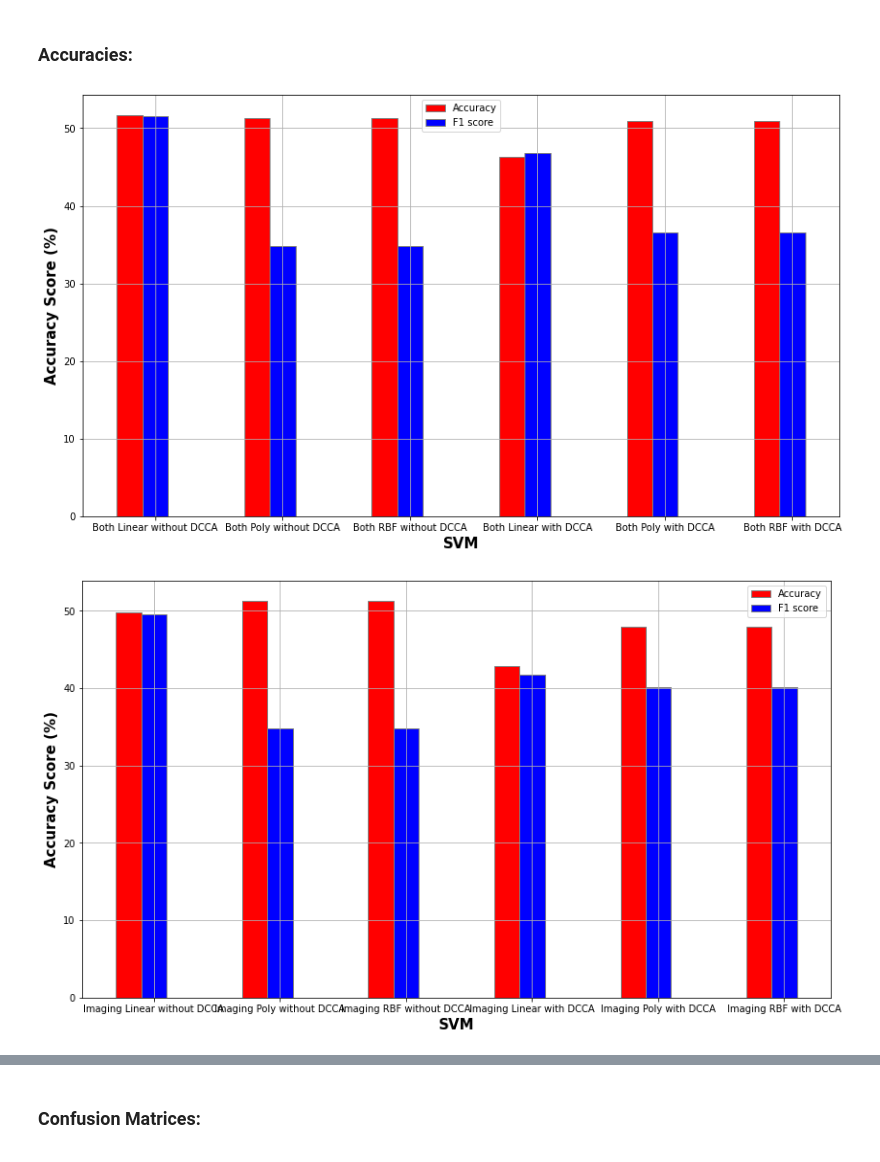
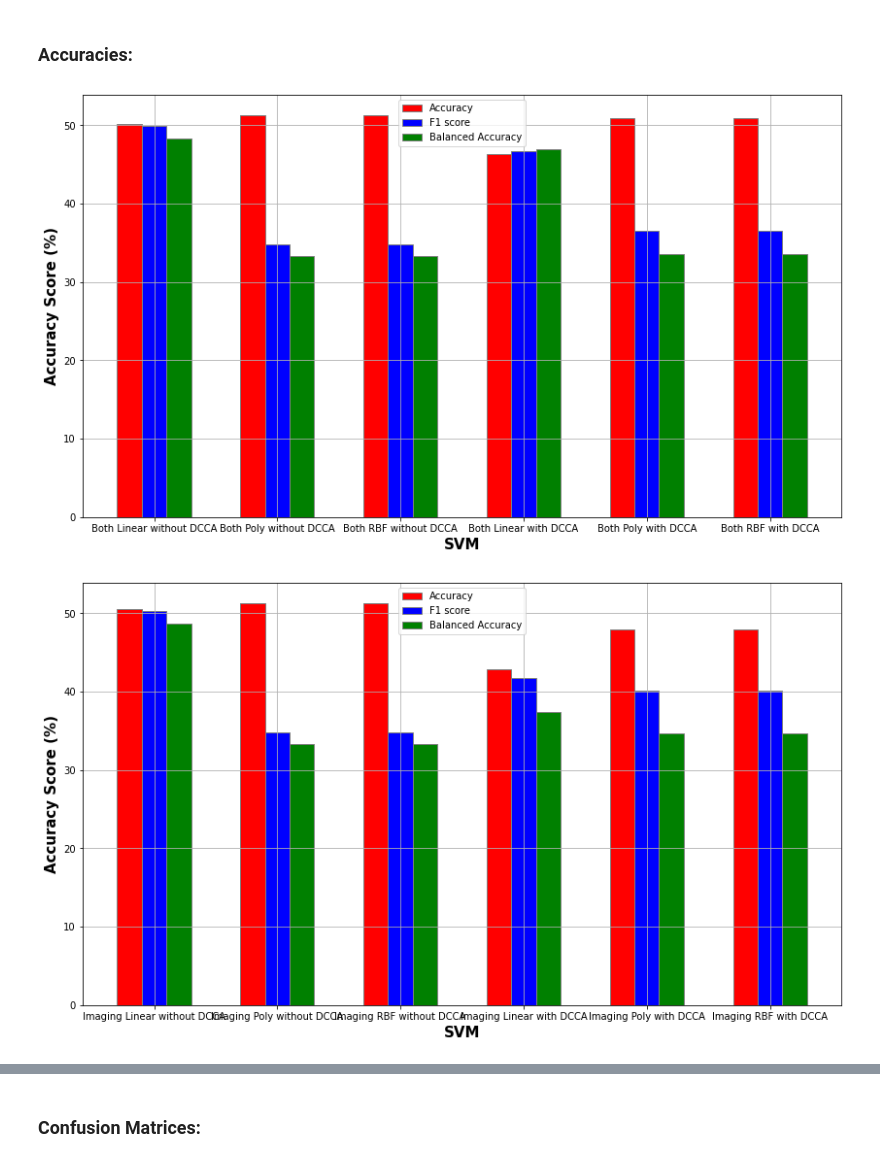
Before and after one commit to georgeaidinis/Dissertation, a Jupyter notebook: DeepCCA Model/ADNI Classification SVM DCCA-MCA.ipynb, the cells around one changed output, grey strips where cells are left out. Saved outputs shown, nothing was run; the diff lists cells and outputs as text; code cells hidden in the pictures.

```diff
--- a/DeepCCA Model/ADNI Classification SVM DCCA-MCA.ipynb
+++ b/DeepCCA Model/ADNI Classification SVM DCCA-MCA.ipynb
@@ -96,3 +95,19 @@ DCCA Data Dimensions:
 | 31 | 002_S_0619 | 002_S_0619_2006-06-01 | 2006-06-01 | 77.447945 | 0 | 1859348.250 | 2.0 | E4/E4 | ... |
 | 45 | 002_S_0729 | 002_S_0729_2006-07-17 | 2006-07-17 | 65.056164 | 1 | 1166961.750 | 1.0 | E3/E4 | ... |
 5 rows × 310 columns
+# %%
+mca_data = np.load("./DATA/MCA_Transformed_Genetic_data_10_components.pkl.npy")
+print(mca_data.shape)
+# Create a new dataset and drop the imaging and genetic data:
+c = list(lr_data.columns)
+MRI_columns = c[c.index("MUSE_Volume_4"):c.index("MUSE_Volume_207")+1]
+genetic_columns = c[c.index("rs4575098"):c.index("rs429358")+1]
+columns_to_drop = genetic_columns
+print("Before: ",lr_data.shape)
+mca = lr_data.drop(labels = columns_to_drop, axis=1)
+
+# Embed them into the new dataset:
+component_labels = ["component_"+str(x+1) for x in range(mca_data.shape[1])]
+mca[component_labels] = mca_data
+print("After: ",mca.shape)
+mca.head()
@@ -140,8 +166,8 @@ r_params = {'C': [0.00001, 0.001, 0.01, 0.1, 1, 10],
 ##############################################################################  IMAGING + GENETIC without DCCA:
 print("#################### IMAGING + GENETIC: ####################")
 # Get the values that interest us:
-X = lr_data[MRI_columns + genetic_columns]
-Y = lr_data["Diagnosis_nearest_2.0_cat"]
+X = mca[MRI_columns + component_labels]
+Y = mca["Diagnosis_nearest_2.0_cat"]
 
 # Create 3 separate kernels for experimentation (increase max_iter because of warning):
 
@@ -171,8 +197,8 @@ Balanced_Accuracies += lin_bal_acc, poly_bal_acc, rbf_bal_acc
 ##############################################################################  IMAGING ONLY without DCCA:
 print("#################### IMAGING: ####################")
 # Get the values that interest us:
-X = lr_data[MRI_columns]
-Y = lr_data["Diagnosis_nearest_2.0_cat"]
+X = mca[MRI_columns]
+Y = mca["Diagnosis_nearest_2.0_cat"]
 
 # Create 3 separate kernels for experimentation (increase max_iter because of warning):
 lin_accuracy, lin_f1, lin_cm_i, lin_bal_acc = perform_svm(X,Y, kern='linear', model=l, params=l_params)
@@ -201,8 +227,8 @@ Balanced_Accuracies += lin_bal_acc, poly_bal_acc, rbf_bal_acc
 ##############################################################################  GENETIC ONLY without DCCA:
 print("#################### GENETIC: ####################")
 # Get the values that interest us:
-X = lr_data[genetic_columns]
-Y = lr_data["Diagnosis_nearest_2.0_cat"]
+X = mca[component_labels]
+Y = mca["Diagnosis_nearest_2.0_cat"]
 
 # Create 3 separate kernels for experimentation (increase max_iter because of warning):
 lin_accuracy, lin_f1, lin_cm_g, lin_bal_acc = perform_svm(X,Y, kern='linear', model=l, params=l_params)
@@ -284,13 +310,16 @@ def barplot_scores(Accuracies, F1s, Names, Bal_Accuracies = None):
 # %%
 barplot_scores(Accuracies[0:6], F1s[0:6],
                ['Both Linear without DCCA', 'Both Poly without DCCA', 'Both RBF without DCCA', 'Both Linear with DCCA',
-                'Both Poly with DCCA', 'Both RBF with DCCA'])
+                'Both Poly with DCCA', 'Both RBF with DCCA'],
+               Bal_Accuracies = Balanced_Accuracies[0:6])
 barplot_scores(Accuracies[6:12], F1s[6:12],
                ['Imaging Linear without DCCA', 'Imaging Poly without DCCA', 'Imaging RBF without DCCA',
-                'Imaging Linear with DCCA', 'Imaging Poly with DCCA', 'Imaging RBF with DCCA'])
+                'Imaging Linear with DCCA', 'Imaging Poly with DCCA', 'Imaging RBF with DCCA'],
+               Bal_Accuracies = Balanced_Accuracies[6:12])
 barplot_scores(Accuracies[12:18], F1s[12:18],
                ['Genetic Linear without DCCA', 'Genetic Poly without DCCA', 'Genetic RBF without DCCA',
-                'Genetic Linear with DCCA','Genetic Poly with DCCA', 'Genetic RBF with DCCA'])
+                'Genetic Linear with DCCA','Genetic Poly with DCCA', 'Genetic RBF with DCCA'],
+               Bal_Accuracies = Balanced_Accuracies[12:18])
 # %% [output]
-[figure, old version]
+[figure, new version]
-[figure, old version]
+[figure, new version]
```
Also changed, not shown: parts of 11 cells of this notebook, 4 other files.
